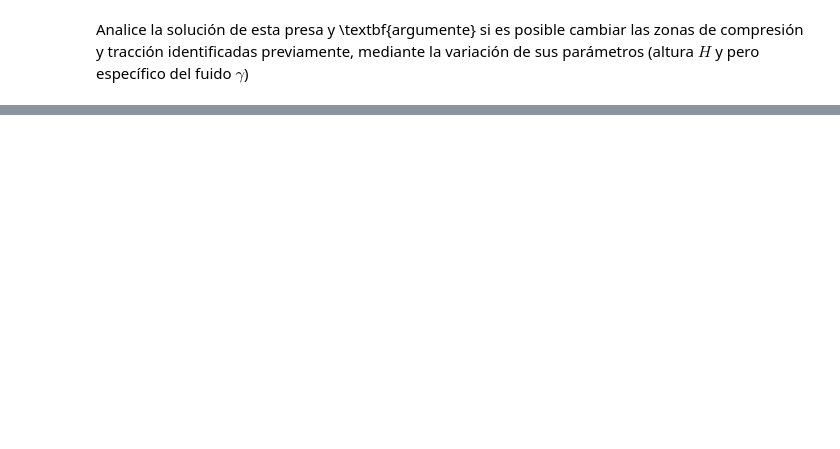
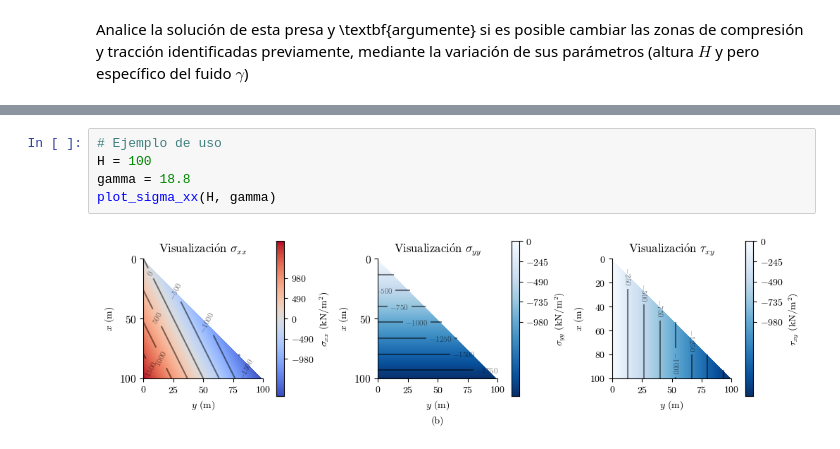
Before and after one commit to oscar-rincon/medio-continuo, a Jupyter notebook: Trabajo final/Trabajo final - Empujes sobre una presa de concreto.ipynb, the cells around one changed output, grey strips where cells are left out. Saved outputs shown, nothing was run; the diff lists cells and outputs as text; blank space fills up the shorter version.

```diff
--- a/Trabajo final/Trabajo final - Empujes sobre una presa de concreto.ipynb
+++ b/Trabajo final/Trabajo final - Empujes sobre una presa de concreto.ipynb
@@ -771,0 +887,7 @@ plot_sigma_xx(H, gamma)
+# %%
+# Ejemplo de uso
+H = 100
+gamma = 18.8
+plot_sigma_xx(H, gamma)
+# %% [output]
+[figure, added]
```
Also changed, not shown: parts of 11 cells of this notebook, 11 other files.
